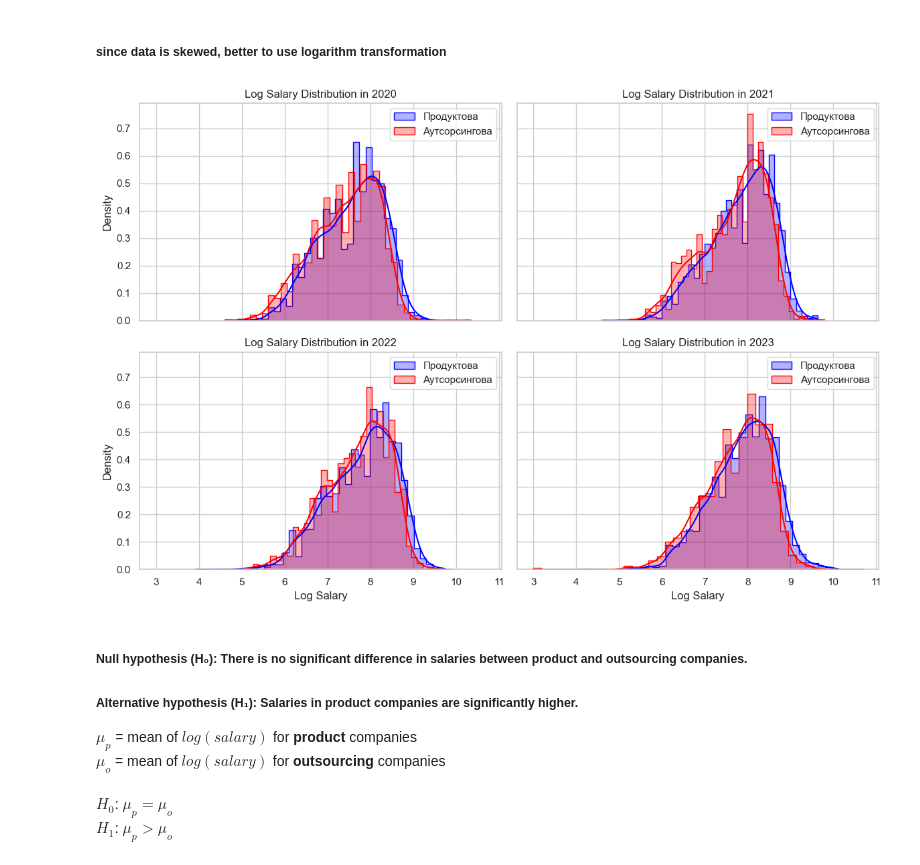
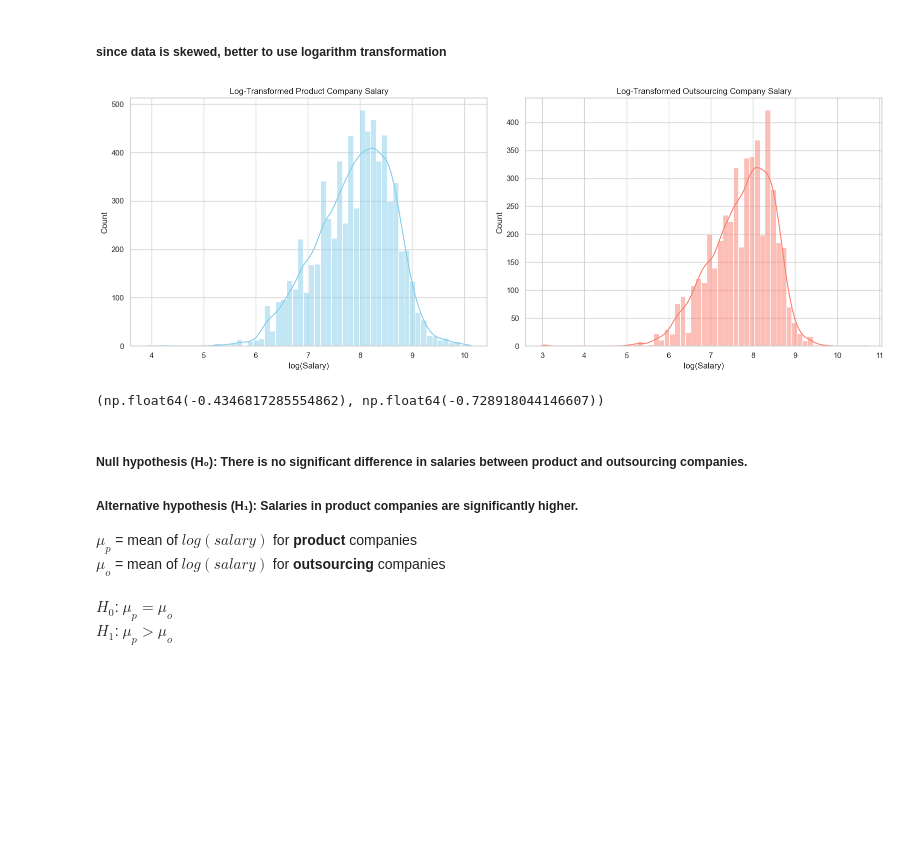
Before and after one commit to Danylo-Ik/Econometrics-Project-IT, a Jupyter notebook: it_salaries.ipynb, the cells around one changed output. Cells and saved outputs as stored; diff of their text form; code cells hidden in the pictures; blank space fills up the shorter version.

```diff
--- a/it_salaries.ipynb
+++ b/it_salaries.ipynb
@@ -249,26 +256,29 @@ plt.show()
 # %% [markdown]
 ##### since data is skewed, better to use logarithm transformation
-# %%
-filtered_df = filtered_df[filtered_df["salary"] > 0].copy()
-filtered_df["log_salary"] = np.log(filtered_df["salary"])
-
-fig, axes = plt.subplots(2, 2, figsize=(12, 8), sharex=True, sharey=True)
-axes = axes.flatten()
-
-for i, year in enumerate(years):
-    ax = axes[i]
-    for company, color in zip(["Продуктова", "Аутсорсингова"], ["blue", "red"]):
-        data = filtered_df[(filtered_df["year"] == year) & (filtered_df["company_type"] == company)]["log_salary"]
-        sns.histplot(data, bins=40, kde=True, stat="density", ax=ax, color=color, label=company, element="step", fill=True, alpha=0.3)
-    ax.set_title(f"Log Salary Distribution in {year}")
-    ax.set_xlabel("Log Salary")
-    ax.set_ylabel("Density")
-    ax.legend()
-
-plt.tight_layout()
-plt.show()
-# %% [output]
-[figure, removed]
+# %%
+product_log = np.log(product_salaries)
+outsourcing_log = np.log(outsourcing_salaries)
+
+product_log_skew = product_log.skew()
+outsourcing_log_skew = outsourcing_log.skew()
+
+fig, axes = plt.subplots(1, 2, figsize=(16, 6))
+sns.histplot(product_log, kde=True, ax=axes[0], color='skyblue')
+axes[0].set_title("Log-Transformed Product Company Salary")
+axes[0].set_xlabel("log(Salary)")
+axes[0].set_ylabel("Count")
+
+sns.histplot(outsourcing_log, kde=True, ax=axes[1], color='salmon')
+axes[1].set_title("Log-Transformed Outsourcing Company Salary")
+axes[1].set_xlabel("log(Salary)")
+axes[1].set_ylabel("Count")
+
+plt.tight_layout()
+plt.show()
+product_log_skew, outsourcing_log_skew
+# %% [output]
+[figure, added]
+(np.float64(-0.4346817285554862), np.float64(-0.728918044146607))
 # %% [markdown]
 ##### Null hypothesis (H₀): There is no significant difference in salaries between product and outsourcing companies.
 ##### Alternative hypothesis (H₁): Salaries in product companies are significantly higher.
```
Also changed, not shown: parts of 14 cells of this notebook, 3 other files.
